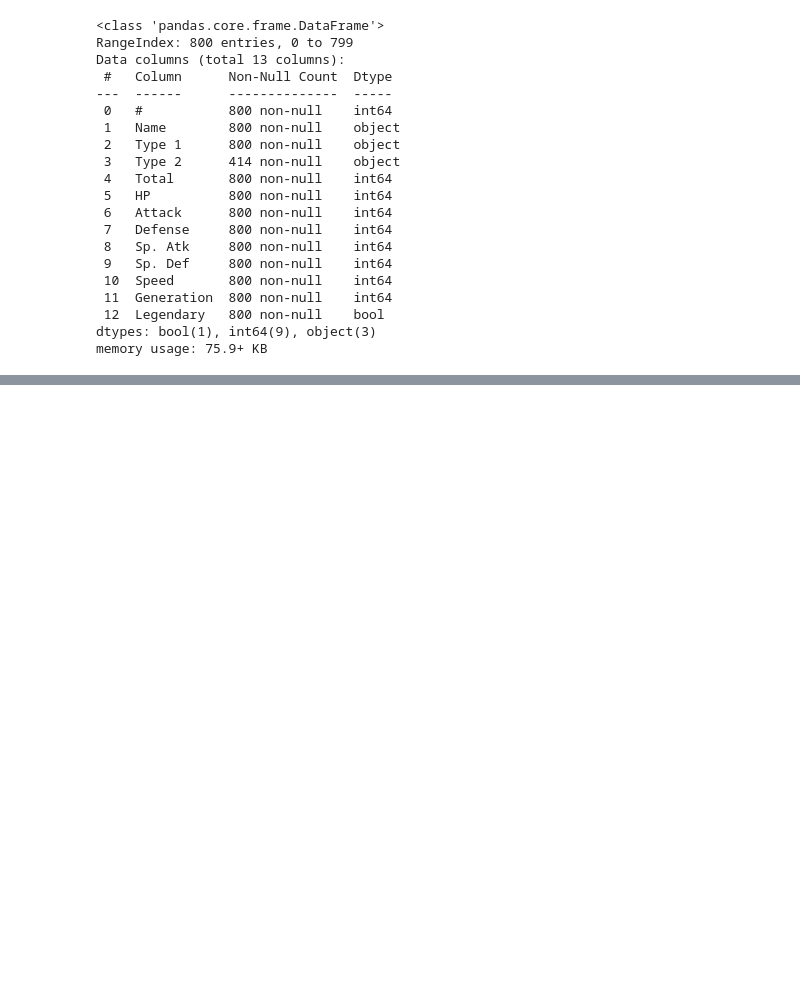
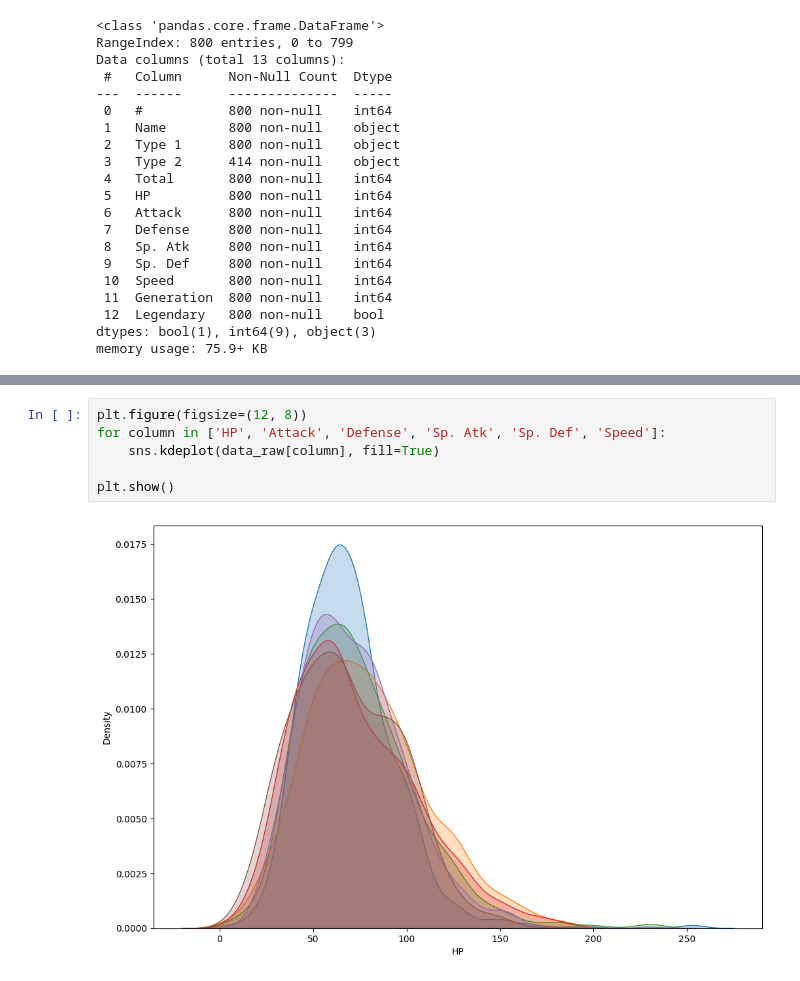
Before and after one commit to oleg-ggmon/data-analysis-project, a Jupyter notebook: poke_jupyter.ipynb, the cells around one changed output, grey strips where cells are left out. Cells and saved outputs as stored; diff of their text form; blank space fills up the shorter version.

```diff
--- a/poke_jupyter.ipynb
+++ b/poke_jupyter.ipynb
@@ -89,0 +180,8 @@ dtype: int64
+# %%
+plt.figure(figsize=(12, 8))
+for column in ['HP', 'Attack', 'Defense', 'Sp. Atk', 'Sp. Def', 'Speed']:
+    sns.kdeplot(data_raw[column], fill=True)
+
+plt.show()
+# %% [output]
+[figure, added]
```
Also changed, not shown: parts of 29 cells of this notebook, 1 other file.
